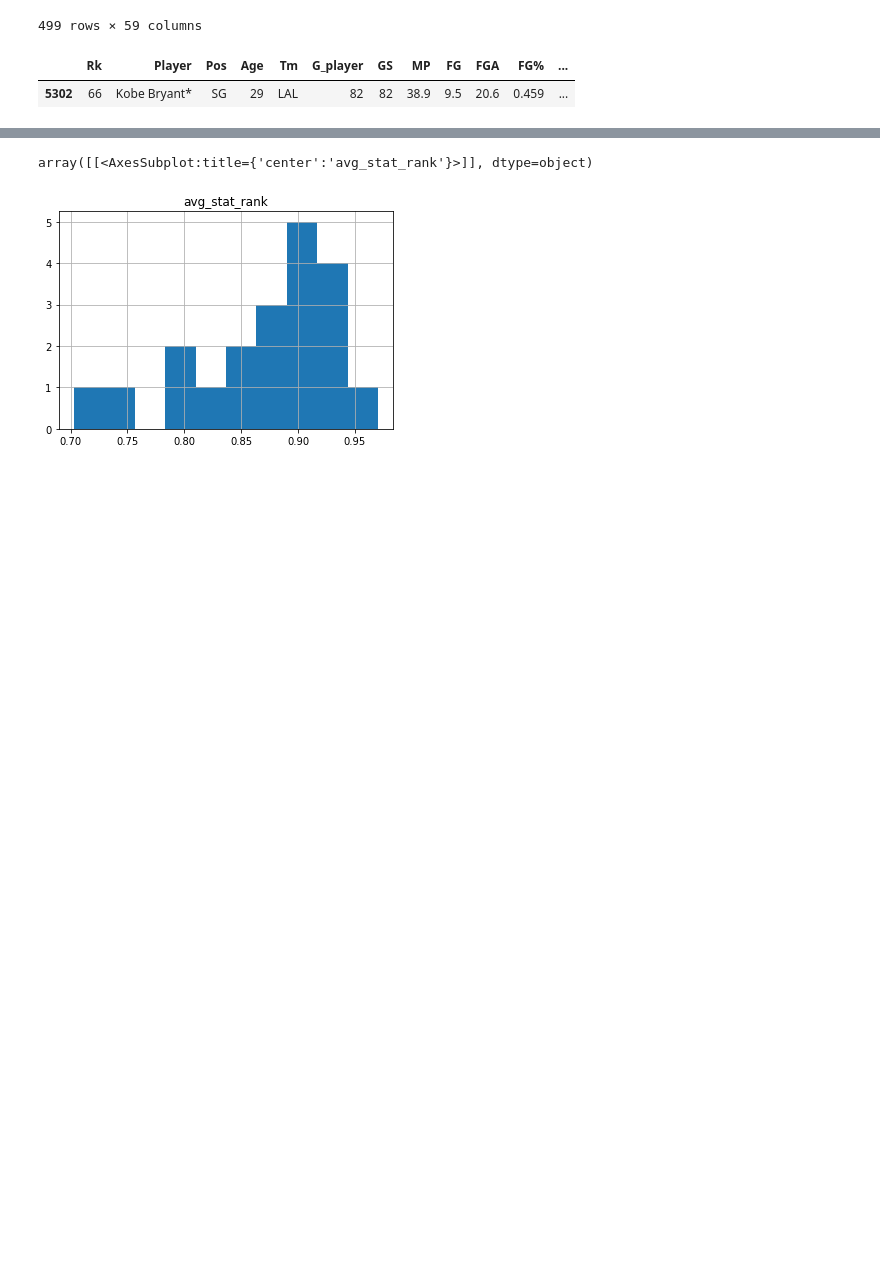
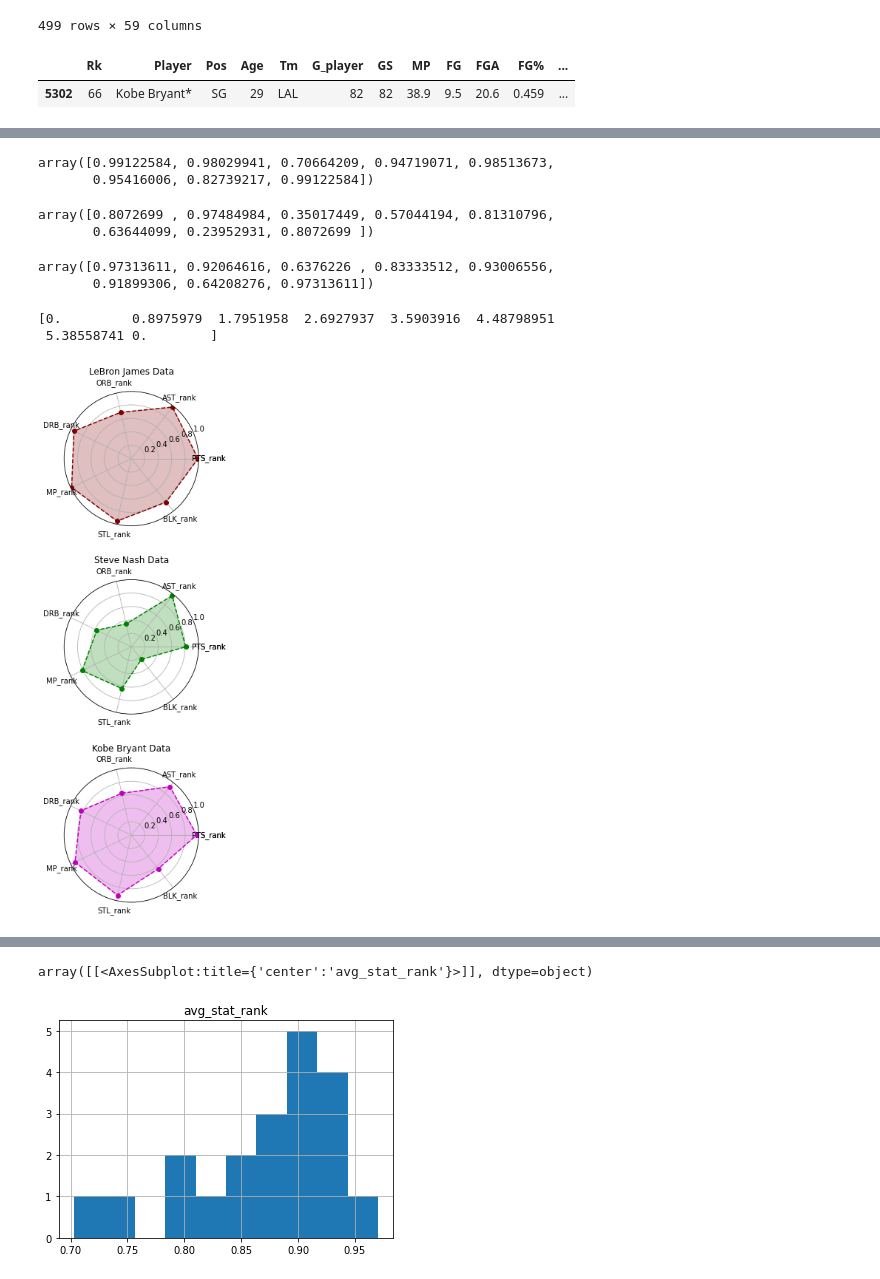
Before and after one commit to mgfos207/NBA_Stats, a Jupyter notebook: nba-players-analysis.ipynb, the cells around one changed output, grey strips where cells are left out. Cells and saved outputs as stored; diff of their text form; code cells hidden in the pictures; blank space fills up the shorter version.

```diff
--- a/nba-players-analysis.ipynb
+++ b/nba-players-analysis.ipynb
@@ -948,0 +951,69 @@ df_rank.loc[df_rank['MVP'] == True].head(20)
+# %%
+def get_player_data(player_id, df,selected_cols = ['PTS_rank', 'AST_rank', 'ORB_rank', 'DRB_rank', 'MP_rank', 'STL_rank', 'BLK_rank']):
+    df = df.loc[df['player_id'] == player_id, ['player_id','PTS_rank', 'AST_rank', 'ORB_rank', 'DRB_rank', 'MP_rank', 'STL_rank', 'BLK_rank']].groupby('player_id').agg({'PTS_rank': 'mean', 'AST_rank': 'mean', 'ORB_rank': 'mean', 'DRB_rank': 'mean', 'MP_rank': 'mean', 'STL_rank': 'mean', 'BLK_rank': 'mean'}).reset_index()
+    df = df[selected_cols]
+    df_vals = df.values
+    df_vals = np.append(df_vals, df_vals[0][0])
+    return df_vals
+# %%
+lebron_data_values = get_player_data(-8701820812517218494, df_rank)
+steve_data_values = get_player_data(3638874740999885618, df_rank)
+kobe_data_values = get_player_data(-8433011038459719486, df_rank)
+# %%
+lebron_data_values
+# %% [output]
+array([0.99122584, 0.98029941, 0.70664209, 0.94719071, 0.98513673,
+       0.95416006, 0.82739217, 0.99122584])
+# %%
+steve_data_values
+# %% [output]
+array([0.8072699 , 0.97484984, 0.35017449, 0.57044194, 0.81310796,
+       0.63644099, 0.23952931, 0.8072699 ])
+# %%
+kobe_data_values
+# %% [output]
+array([0.97313611, 0.92064616, 0.6376226 , 0.83333512, 0.93006556,
+       0.91899306, 0.64208276, 0.97313611])
+# %%
+nba_metrics = ['PTS_rank', 'AST_rank', 'ORB_rank', 'DRB_rank', 'MP_rank', 'STL_rank', 'BLK_rank']
+angles=np.linspace(0,2*np.pi,len(nba_metrics), endpoint=False)
+angles = np.concatenate((angles,[angles[0]]))
+nba_metrics.append(nba_metrics[0])
+print(angles)
+# %% [output]
+[0.         0.8975979  1.7951958  2.6927937  3.5903916  4.48798951
+ 5.38558741 0.        ]
+# %%
+fig, (ax1, ax2, ax3) = plt.subplots(3, subplot_kw={'projection': 'polar'})
+plt.subplots_adjust(left=0.9,
+                    bottom=0.1,
+                    right=1.5,
+                    top=2.5,
+                    wspace=0.4,
+                    hspace=0.4)
+
+ax1.set_ylim([0,1])
+ax1.plot(angles,lebron_data_values, 'o--', color='maroon', label='LeBron')
+ax1.fill(angles, lebron_data_values, alpha=0.25, color='maroon')
+#Add labels
+ax1.set_thetagrids(angles * 180/np.pi, nba_metrics)
+ax1.set_title("LeBron James Data")
+
+ax2.set_ylim([0,1])
+ax2.plot(angles,steve_data_values, 'o--', color='g', label='Steve')
+ax2.fill(angles, steve_data_values, alpha=0.25, color='g')
+#Add labels
+ax2.set_thetagrids(angles * 180/np.pi, nba_metrics)
+ax2.set_title("Steve Nash Data")
+
+ax3.set_ylim([0,1])
+ax3.plot(angles,kobe_data_values, 'o--', color='m', label='Kobe')
+ax3.fill(angles, kobe_data_values, alpha=0.25, color='m')
+#Add labels
+ax3.set_thetagrids(angles * 180/np.pi, nba_metrics)
+ax3.set_title("Kobe Bryant Data")
+
+# fig.tight_layout(pad=5.0)
+plt.show()
+# %% [output]
+[figure, added]
```
Also changed, not shown: parts of 11 cells of this notebook.
